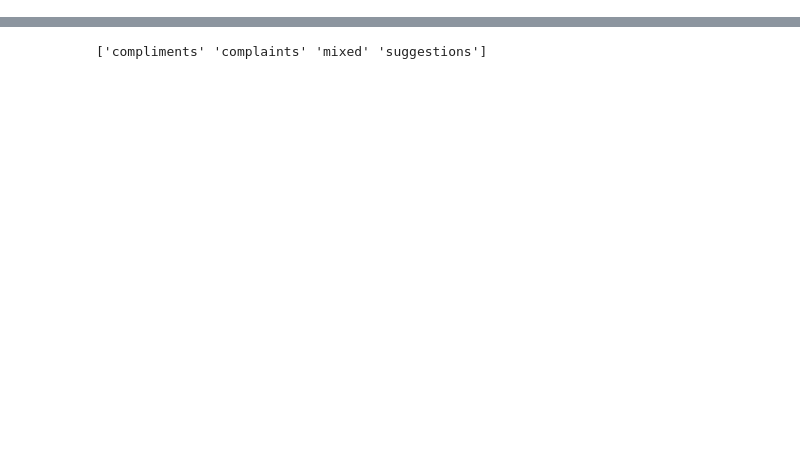
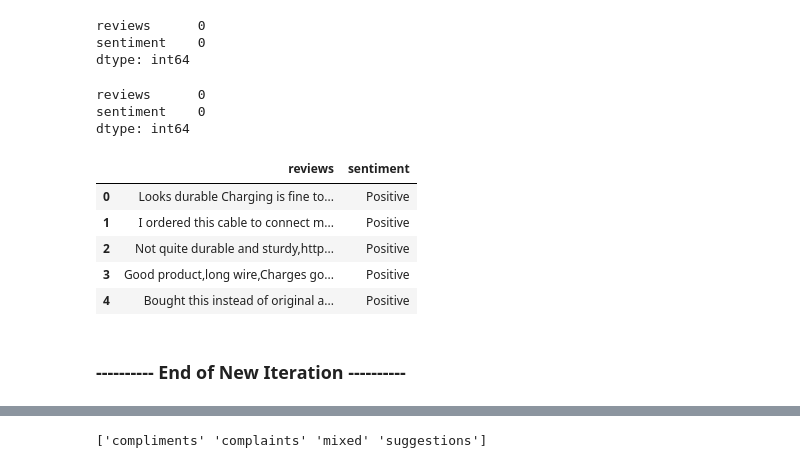
Before and after one commit to Scherzo8/Customer-Feedback-Analysis, a Jupyter notebook: notebook/label_dataset.ipynb, the cells around one changed output, grey strips where cells are left out. Cells and saved outputs as stored; diff of their text form; code cells hidden in the pictures; blank space fills up the shorter version.

```diff
--- a/notebook/label_dataset.ipynb
+++ b/notebook/label_dataset.ipynb
@@ -8,0 +146,21 @@ sentiment_analysis = pd.read_csv('../data/clean/unlabeled/sentiment_analysis_pre
+# %%
+merged_reviews['sentiment'] = merged_reviews['sentiment'].str.strip().str.lower()
+merged_reviews['sentiment'] = merged_reviews['sentiment'].replace({
+    'negative': 'Negative',
+    'positive': 'Positive',
+    'neutral': 'Neutral'
+})
+# %%
+merged_reviews.isnull().sum()
+# %% [output]
+reviews      0
+sentiment    0
+dtype: int64
+# %%
+merged_reviews.dropna(subset=['reviews'], inplace=True)
+# %%
+merged_reviews.isnull().sum()
+# %% [output]
+reviews      0
+sentiment    0
+dtype: int64
@@ -9,3 +170,14 @@ sentiment_analysis = pd.read_csv('../data/clean/unlabeled/sentiment_analysis_pre
+# %%
+merged_reviews.head()
+# %% [output]
+|  | reviews | sentiment |
+| 0 | Looks durable Charging is fine to... | Positive |
+| 1 | I ordered this cable to connect m... | Positive |
+| 2 | Not quite durable and sturdy,http... | Positive |
+| 3 | Good product,long wire,Charges go... | Positive |
+| 4 | Bought this instead of original a... | Positive |
+# %% [markdown]
+### \---------- **End of New Iteration** \----------
 # %%
 def map_sentiment(rating):
     if rating >= 4.0:
```
Also changed, not shown: parts of 15 cells of this notebook.
